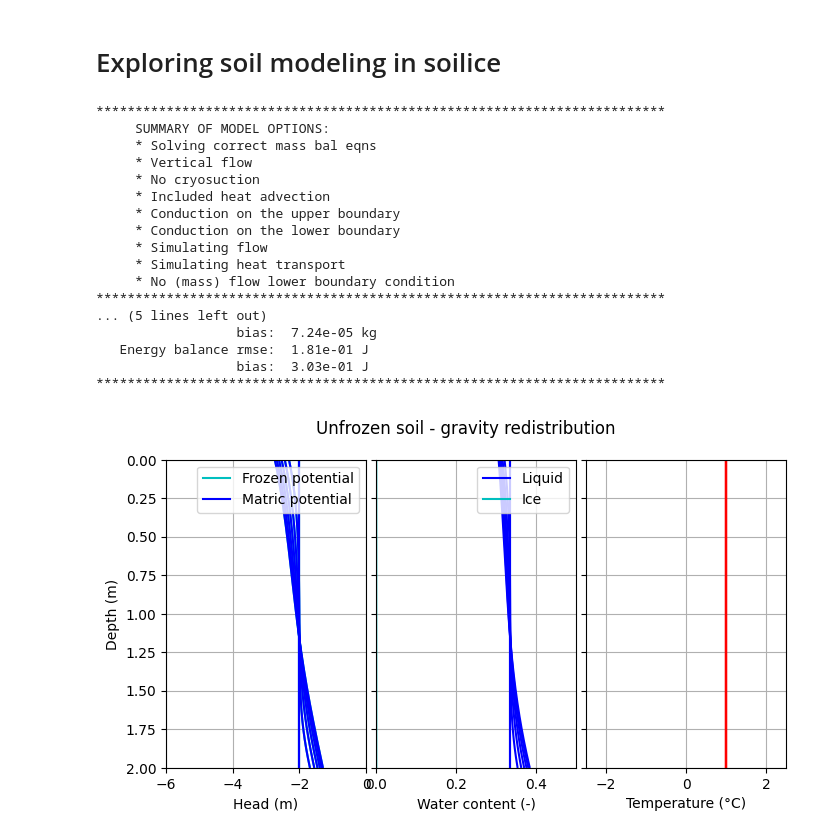
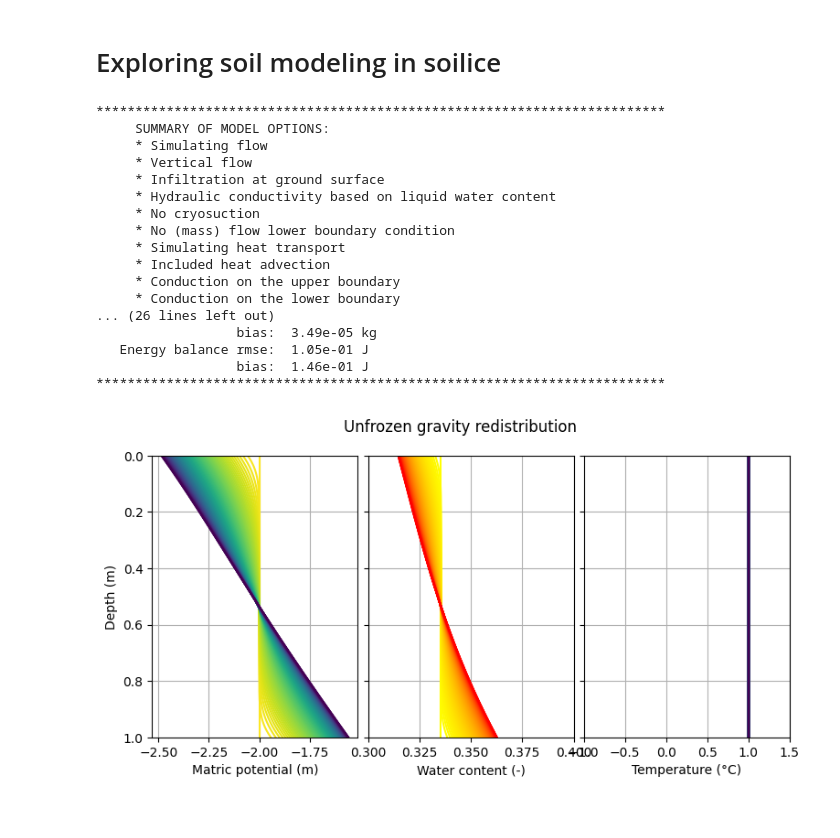
Before and after one commit to amireson/soilice, a Jupyter notebook: notebooks/04_Cryosuction.ipynb, the cells around one changed output. Drawn from its saved outputs; the diff is of its cells as text; code cells hidden in the pictures.

Commit message:
refactored options

```diff
--- a/notebooks/04_Cryosuction.ipynb
+++ b/notebooks/04_Cryosuction.ipynb
@@ -98,41 +127,39 @@ t=np.arange(0,20,0.1) # days
 nt=len(t)
 dt=t[1]-t[0]
 # %%
-baseModel=origModel(opts,rtol=1e-8)
-baseModel.zGrid(np.hstack([0,np.cumsum(dz)]))
-baseModel.tGrid(t[0],t[-1],t[1]-t[0])
-# baseModel.setPars(pars)
-# baseModel.setConst(const)
-baseModel.readPars()
+sim=model(opts,rtol=1e-8)
+sim.zGrid(np.hstack([0,np.cumsum(dz)]))
+sim.tGrid(t[0],t[-1],t[1]-t[0])
+sim.readPars()
-# %%
-# Run first scenario
-opts['cryoflow']=0.              # 0. flow based on psie; 1. flow based on psif
-sim1=newModel(opts,rtol=1e-8)
-for k,v in vars(baseModel).items():
-    setattr(sim1,k,v)
-sim1.setBCs(TTop=1,TBot=1)
-sim1.setICs(psi0=-2,T0=1)
-sim1.printOpts()
-out1=sim1.run()
-out1.title=f"Unfrozen soil - gravity redistribution"
-profilePlot(out1)
-pl.savefig('figures/04_cryo01.png')
-# %% [output]
-*************************************************************************
-     SUMMARY OF MODEL OPTIONS:
-     * Solving correct mass bal eqns
-     * Vertical flow
-     * No cryosuction
-     * Included heat advection
-     * Conduction on the upper boundary
-     * Conduction on the lower boundary
-     * Simulating flow
-     * Simulating heat transport
-     * No (mass) flow lower boundary condition
-*************************************************************************
-... (5 lines left out)
-                  bias:  7.24e-05 kg
-   Energy balance rmse:  1.81e-01 J
-                  bias:  3.03e-01 J
-*************************************************************************
-[figure, removed]
+# %%
+# Run first scenario
+opts['cryoK']=1.                 # K based on psif
+opts['cryoGradient']=0.              # 0. flow based on psie; 1. flow based on psif
+sim.opts=opts
+sim.setBCs(TTop=1,TBot=1)
+sim.setICs(psi0=-2,T0=1)
+sim.printOpts()
+out=sim.run()
+out.title=f"Unfrozen gravity redistribution"
+
+profilePlot(out,xl=[-3,-1,0.3,0.4,-1,1.5],popt=opts['cryoGradient'])
+pl.savefig('figures/04_cryo01.png')
+# %% [output]
+*************************************************************************
+     SUMMARY OF MODEL OPTIONS:
+     * Simulating flow
+     * Vertical flow
+     * Infiltration at ground surface
+     * Hydraulic conductivity based on liquid water content
+     * No cryosuction
+     * No (mass) flow lower boundary condition
+     * Simulating heat transport
+     * Included heat advection
+     * Conduction on the upper boundary
+     * Conduction on the lower boundary
+... (26 lines left out)
+                  bias:  3.49e-05 kg
+   Energy balance rmse:  1.05e-01 J
+                  bias:  1.46e-01 J
+*************************************************************************
+[figure, added]
```
Also changed, not shown: parts of 11 cells of this notebook, 38 other files.
